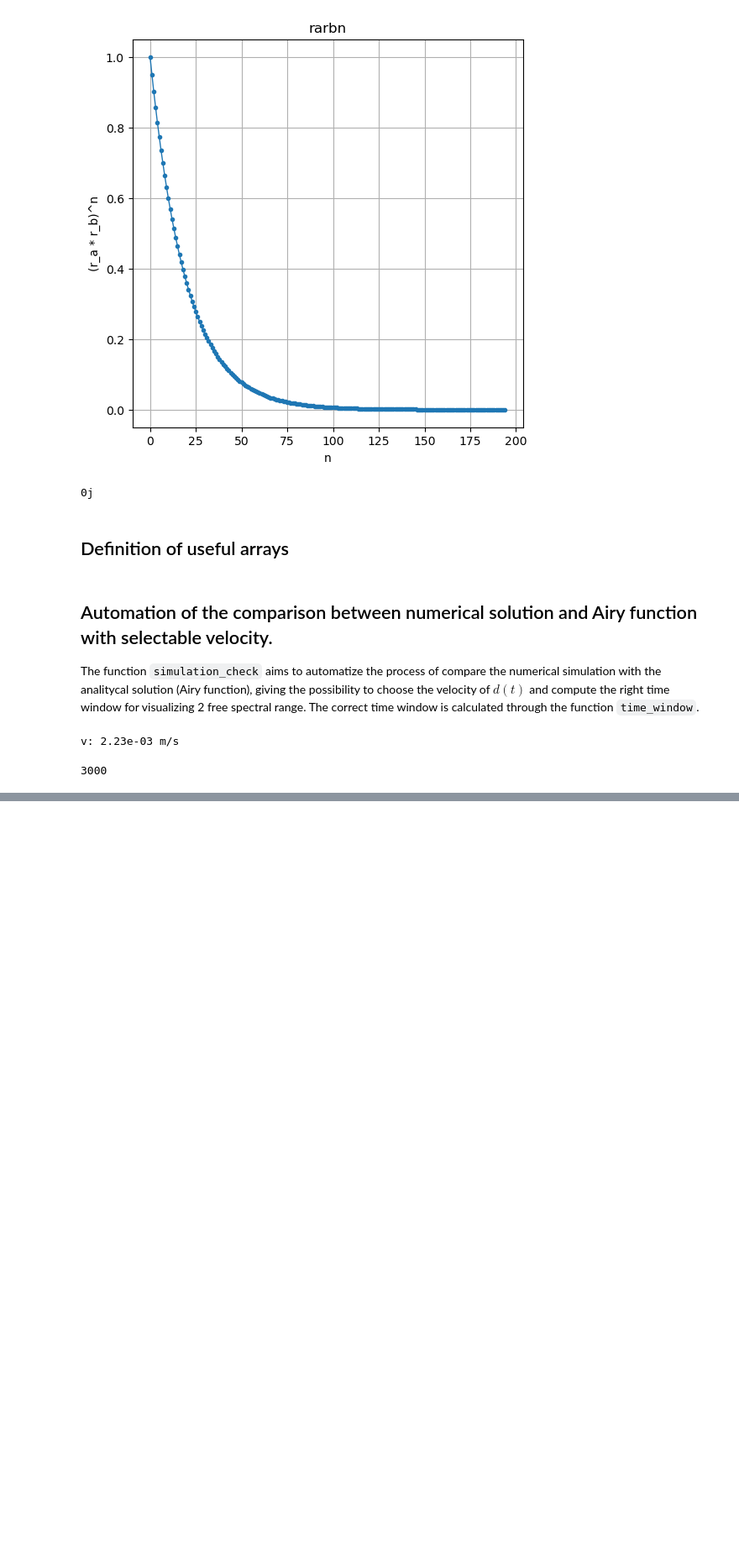
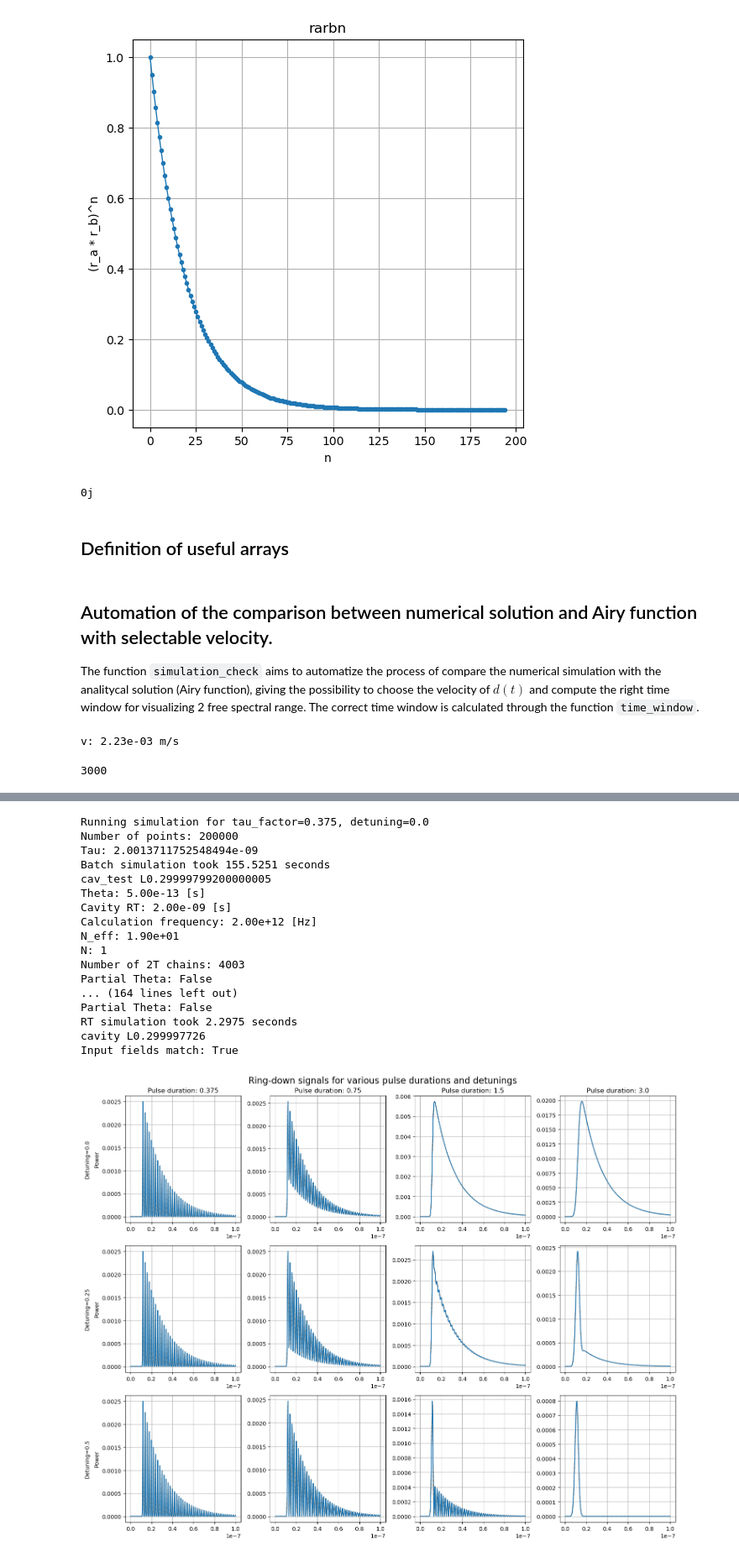
Before and after one commit to matib12/oreonspy, a Jupyter notebook: nb/Simulator development/Simulator commissioning pulse.ipynb, the cells around one changed output, grey strips where cells are left out. Shown at 84% size. Saved outputs shown, nothing was run; the diff lists cells and outputs as text; code cells hidden in the pictures; blank space fills up the shorter version.

```diff
--- a/nb/Simulator development/Simulator commissioning pulse.ipynb
+++ b/nb/Simulator development/Simulator commissioning pulse.ipynb
@@ -393,31 +393,50 @@ detunings = [0., 0.25, 0.5]
 # %%
 fig, axs = plt.subplots(len(detunings), len(tau_factors), figsize=(15, 12))
 fig.suptitle(r"Ring-down signals for various pulse durations and detunings", fontsize=16)
 
 for i, detuning in enumerate(detunings):
     for j, tau_factor in enumerate(tau_factors):
         print(f"Running simulation for tau_factor={tau_factor}, detuning={detuning}")
-        ein_sim, res_sim, rt_sim_res_sim, tdata_sim = simulation_check(L, detuning=detuning, tau_factor=tau_factor, batch_simulation=False)
+        ein_sim, res_sim, rt_sim_res_sim, tdata_sim = simulation_check(L, detuning=detuning, tau_factor=tau_factor, batch_simulation=True)
 
         ax = axs[i, j]
         ax.grid(visible=True)
-        ax.plot(tdata_sim, (abs(rt_sim_res_sim*t_a)**2), color='C2')
+        ax.plot(tdata_sim, (abs(rt_sim_res_sim*t_a)**2), color='C1', ls="--")
         ax.plot(tdata_sim, (abs(res_sim*t_a)**2), label="Batch simulator")
         if j == 0:
             ax.set_ylabel("Power")
 
         # Only add x-label to bottom row
         if i == len(tau_factors) - 1:
             ax.set_xlabel("Time [s]")
 
         # Add title to each subplot
         if i == 0:
             ax.set_title(f"Pulse duration: {tau_factor}")
 
         # Add tau_factor label on left side
         if j == 0:
             ax.text(-0.35, 0.5, f"Detuning={detuning}", transform=ax.transAxes,
                    rotation=90, va='center', fontsize=10)
 
 plt.tight_layout()
 plt.show()
+# %% [output]
+Running simulation for tau_factor=0.375, detuning=0.0
+Number of points: 200000
+Tau: 2.0013711752548494e-09
+Batch simulation took 155.5251 seconds
+cav_test L0.29999799200000005
+Theta: 5.00e-13 [s]
+Cavity RT: 2.00e-09 [s]
+Calculation frequency: 2.00e+12 [Hz]
+N_eff: 1.90e+01
+N: 1
+Number of 2T chains: 4003
+Partial Theta: False
+... (164 lines left out)
+Partial Theta: False
+RT simulation took 2.2975 seconds
+cavity L0.299997726
+Input fields match: True
+[figure, added]
```
Also changed, not shown: parts of 5 cells of this notebook.
